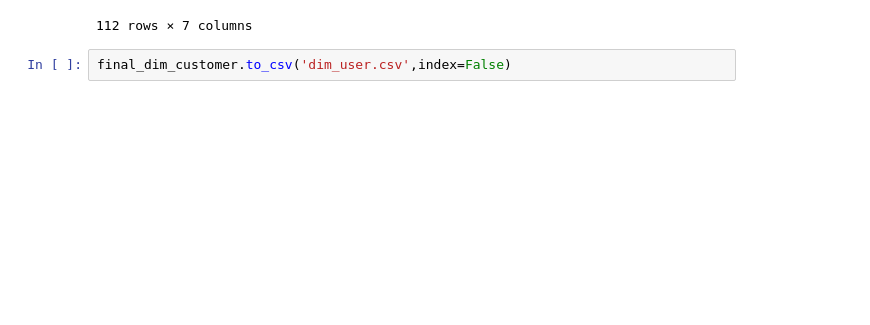
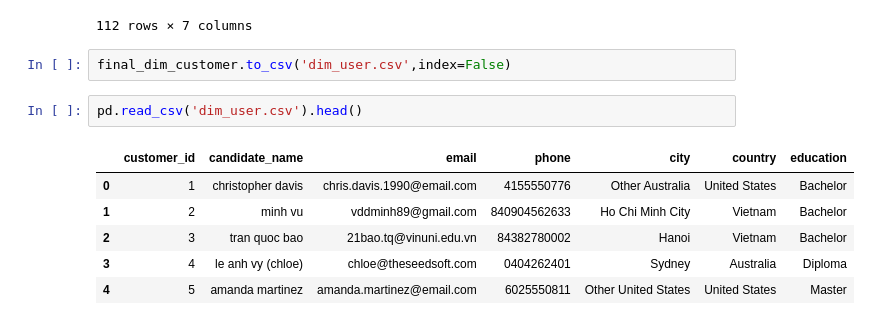
Before and after one commit to phildinh/Python_Full_Course, a Jupyter notebook: MentorME/dim_user_work.ipynb, the cells around one changed output. Saved outputs shown, nothing was run; the diff lists cells and outputs as text; blank space fills up the shorter version.

```diff
--- a/MentorME/First_work.ipynb
+++ b/MentorME/dim_user_work.ipynb
@@ -775,3 +775,12 @@ final_dim_customer
 112 rows × 7 columns
 # %%
 final_dim_customer.to_csv('dim_user.csv',index=False)
+# %%
+pd.read_csv('dim_user.csv').head()
+# %% [output]
+|  | customer_id | candidate_name | email | phone | city | country | education |
+| 0 | 1 | christopher davis | chris.davis.1990@email.com | 4155550776 | Other Australia | United States | Bachelor |
+| 1 | 2 | minh vu | vddminh89@gmail.com | 840904562633 | Ho Chi Minh City | Vietnam | Bachelor |
+| 2 | 3 | tran quoc bao | 21bao.tq@vinuni.edu.vn | 84382780002 | Hanoi | Vietnam | Bachelor |
+| 3 | 4 | le anh vy (chloe) | chloe@theseedsoft.com | 0404262401 | Sydney | Australia | Diploma |
+| 4 | 5 | amanda martinez | amanda.martinez@email.com | 6025550811 | Other United States | United States | Master |
```
Also changed, not shown: 2 other files.
